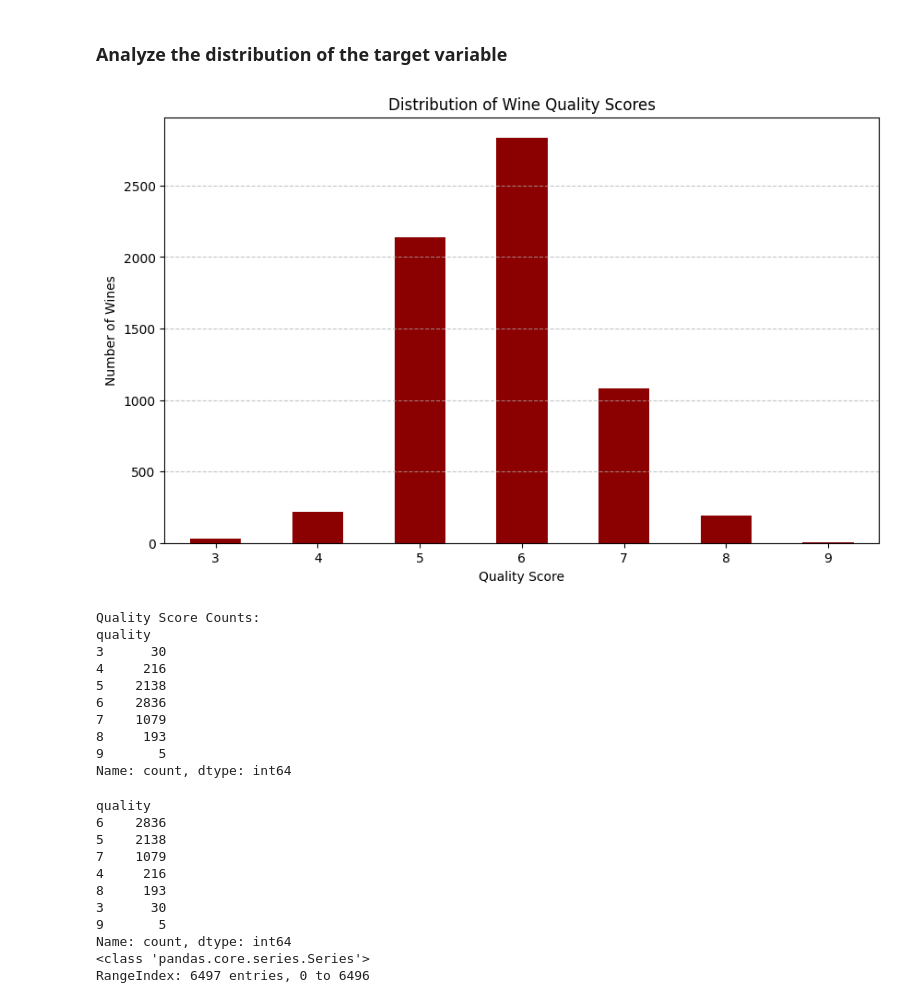
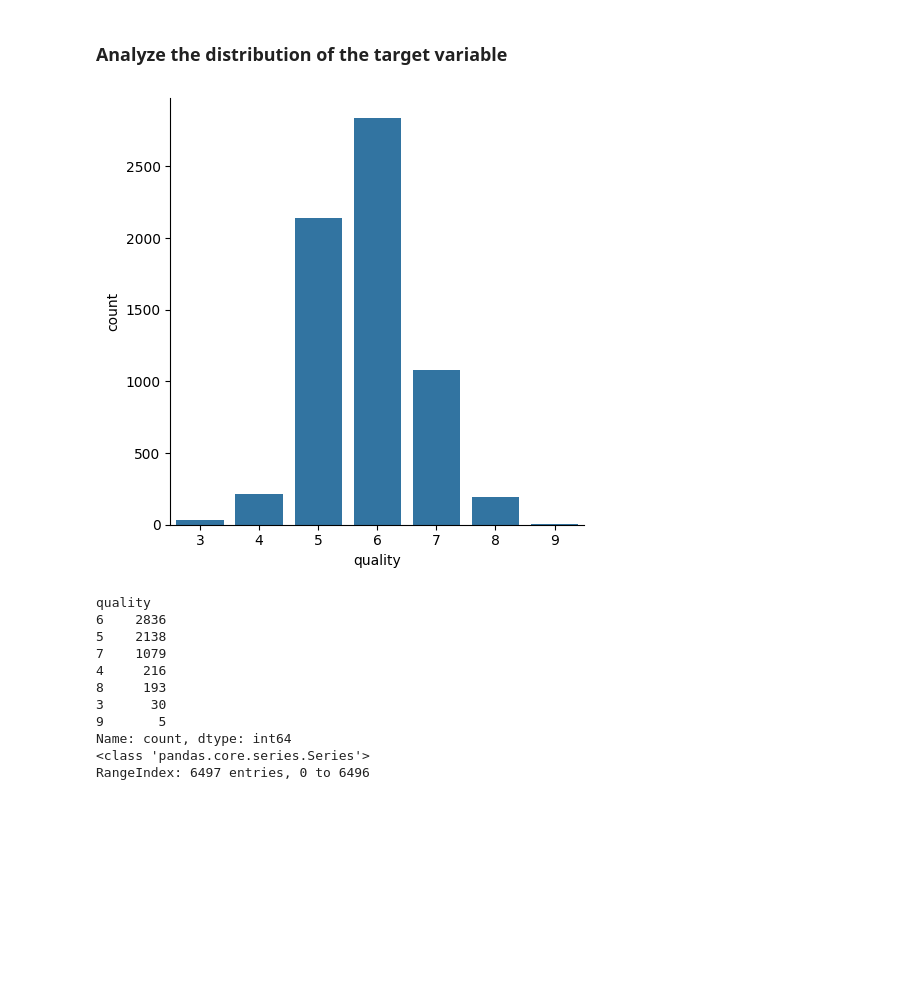
Before and after one commit to ramdular-lab/Wine-Quality_Prediction, a Jupyter notebook: Wine_quality.ipynb, the cells around one changed output. Cells and saved outputs as stored; diff of their text form; code cells hidden in the pictures; blank space fills up the shorter version.

Commit message:
New File with more data visulaizations

```diff
--- a/Wine_quality.ipynb
+++ b/Wine_quality.ipynb
@@ -117,33 +117,13 @@ df.describe()
 ### Analyze the distribution of the target variable
 # %%
 import matplotlib.pyplot as plt
-quality_counts = df['quality'].value_counts().sort_index()
+import seaborn as sns
 
-# Step 4: Create a bar plot to visualize the distribution
-plt.figure(figsize=(10, 6))
-quality_counts.plot(kind='bar', color='darkred')
-plt.title('Distribution of Wine Quality Scores')
-plt.xlabel('Quality Score')
-plt.ylabel('Number of Wines')
-plt.xticks(rotation=0)
-plt.grid(axis='y', linestyle='--', alpha=0.7)
+
+sns.catplot(x = 'quality', kind = 'count', data=df)
 plt.show()
-
-# Print the exact counts to complement the plot
-print("Quality Score Counts:")
-print(quality_counts)
 # %% [output]
-[figure, old version]
+[figure, new version]
-Quality Score Counts:
-quality
-3      30
-4     216
-5    2138
-6    2836
-7    1079
-8     193
-9       5
-Name: count, dtype: int64
 # %%
 # Display the new value counts
 print(df['quality'].value_counts())
```
Also changed, not shown: 1 other file.
